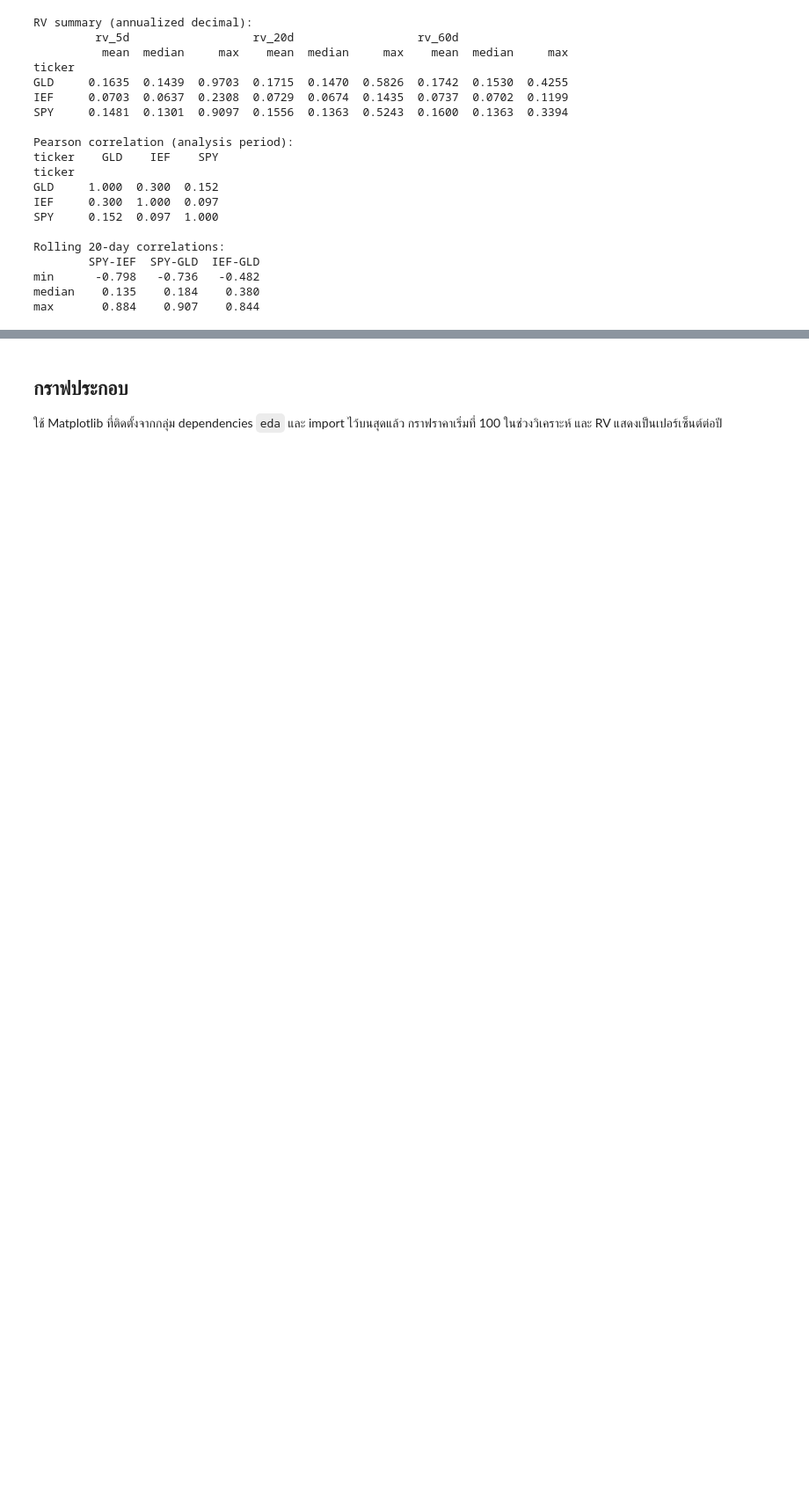
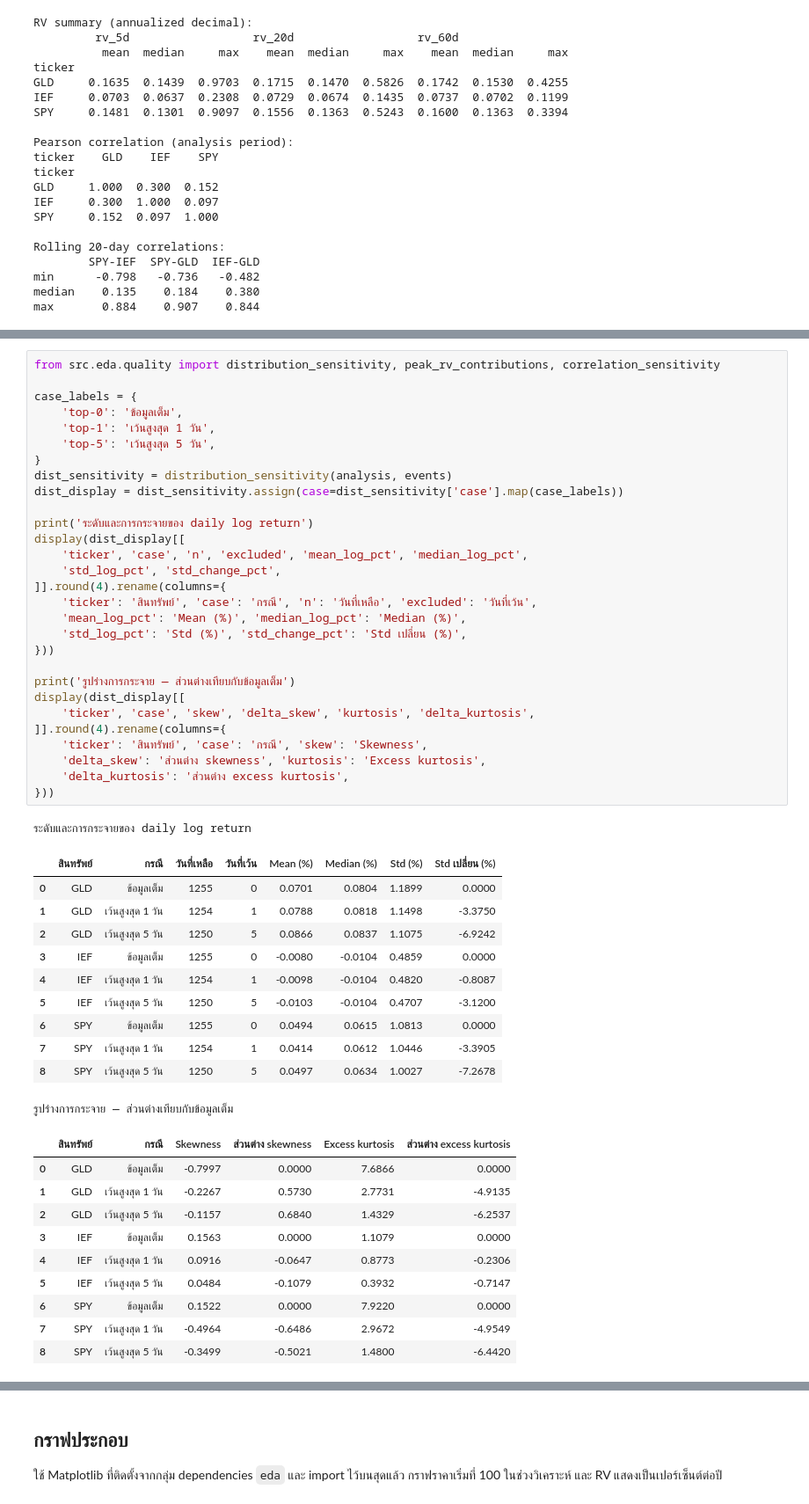
Before and after one commit to 01aptx01/datasci-and-dataen-project, a Jupyter notebook: notebooks/01_eda_market_prices.ipynb, the cells around one changed output, grey strips where cells are left out. Shown at 88% size. Saved outputs shown, nothing was run; the diff lists cells and outputs as text; blank space fills up the shorter version.

```diff
--- a/notebooks/01_eda_market_prices.ipynb
+++ b/notebooks/01_eda_market_prices.ipynb
@@ -294,0 +445,52 @@ max       0.884    0.907    0.844
+# %%
+from src.eda.quality import distribution_sensitivity, peak_rv_contributions, correlation_sensitivity
+
+case_labels = {
+    'top-0': 'ข้อมูลเต็ม',
+    'top-1': 'เว้นสูงสุด 1 วัน',
+    'top-5': 'เว้นสูงสุด 5 วัน',
+}
+dist_sensitivity = distribution_sensitivity(analysis, events)
+dist_display = dist_sensitivity.assign(case=dist_sensitivity['case'].map(case_labels))
+
+print('ระดับและการกระจายของ daily log return')
+display(dist_display[[
+    'ticker', 'case', 'n', 'excluded', 'mean_log_pct', 'median_log_pct',
+    'std_log_pct', 'std_change_pct',
+]].round(4).rename(columns={
+    'ticker': 'สินทรัพย์', 'case': 'กรณี', 'n': 'วันที่เหลือ', 'excluded': 'วันที่เว้น',
+    'mean_log_pct': 'Mean (%)', 'median_log_pct': 'Median (%)',
+    'std_log_pct': 'Std (%)', 'std_change_pct': 'Std เปลี่ยน (%)',
+}))
+
+print('รูปร่างการกระจาย — ส่วนต่างเทียบกับข้อมูลเต็ม')
+display(dist_display[[
+    'ticker', 'case', 'skew', 'delta_skew', 'kurtosis', 'delta_kurtosis',
+]].round(4).rename(columns={
+    'ticker': 'สินทรัพย์', 'case': 'กรณี', 'skew': 'Skewness',
+    'delta_skew': 'ส่วนต่าง skewness', 'kurtosis': 'Excess kurtosis',
+    'delta_kurtosis': 'ส่วนต่าง excess kurtosis',
+}))
+# %% [output]
+ระดับและการกระจายของ daily log return
+|  | สินทรัพย์ | กรณี | วันที่เหลือ | วันที่เว้น | Mean (%) | Median (%) | Std (%) | Std เปลี่ยน (%) |
+| 0 | GLD | ข้อมูลเต็ม | 1255 | 0 | 0.0701 | 0.0804 | 1.1899 | 0.0000 |
+| 1 | GLD | เว้นสูงสุด 1 วัน | 1254 | 1 | 0.0788 | 0.0818 | 1.1498 | -3.3750 |
+| 2 | GLD | เว้นสูงสุด 5 วัน | 1250 | 5 | 0.0866 | 0.0837 | 1.1075 | -6.9242 |
+| 3 | IEF | ข้อมูลเต็ม | 1255 | 0 | -0.0080 | -0.0104 | 0.4859 | 0.0000 |
+| 4 | IEF | เว้นสูงสุด 1 วัน | 1254 | 1 | -0.0098 | -0.0104 | 0.4820 | -0.8087 |
+| 5 | IEF | เว้นสูงสุด 5 วัน | 1250 | 5 | -0.0103 | -0.0104 | 0.4707 | -3.1200 |
+| 6 | SPY | ข้อมูลเต็ม | 1255 | 0 | 0.0494 | 0.0615 | 1.0813 | 0.0000 |
+| 7 | SPY | เว้นสูงสุด 1 วัน | 1254 | 1 | 0.0414 | 0.0612 | 1.0446 | -3.3905 |
+| 8 | SPY | เว้นสูงสุด 5 วัน | 1250 | 5 | 0.0497 | 0.0634 | 1.0027 | -7.2678 |
+รูปร่างการกระจาย — ส่วนต่างเทียบกับข้อมูลเต็ม
+|  | สินทรัพย์ | กรณี | Skewness | ส่วนต่าง skewness | Excess kurtosis | ส่วนต่าง excess kurtosis |
+| 0 | GLD | ข้อมูลเต็ม | -0.7997 | 0.0000 | 7.6866 | 0.0000 |
+| 1 | GLD | เว้นสูงสุด 1 วัน | -0.2267 | 0.5730 | 2.7731 | -4.9135 |
+| 2 | GLD | เว้นสูงสุด 5 วัน | -0.1157 | 0.6840 | 1.4329 | -6.2537 |
+| 3 | IEF | ข้อมูลเต็ม | 0.1563 | 0.0000 | 1.1079 | 0.0000 |
+| 4 | IEF | เว้นสูงสุด 1 วัน | 0.0916 | -0.0647 | 0.8773 | -0.2306 |
+| 5 | IEF | เว้นสูงสุด 5 วัน | 0.0484 | -0.1079 | 0.3932 | -0.7147 |
+| 6 | SPY | ข้อมูลเต็ม | 0.1522 | 0.0000 | 7.9220 | 0.0000 |
+| 7 | SPY | เว้นสูงสุด 1 วัน | -0.4964 | -0.6486 | 2.9672 | -4.9549 |
+| 8 | SPY | เว้นสูงสุด 5 วัน | -0.3499 | -0.5021 | 1.4800 | -6.4420 |
```
Also changed, not shown: parts of 17 cells of this notebook, 2 other files.
